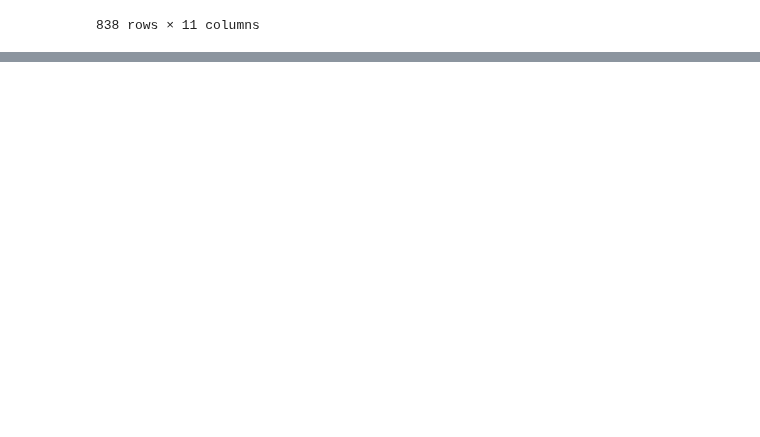
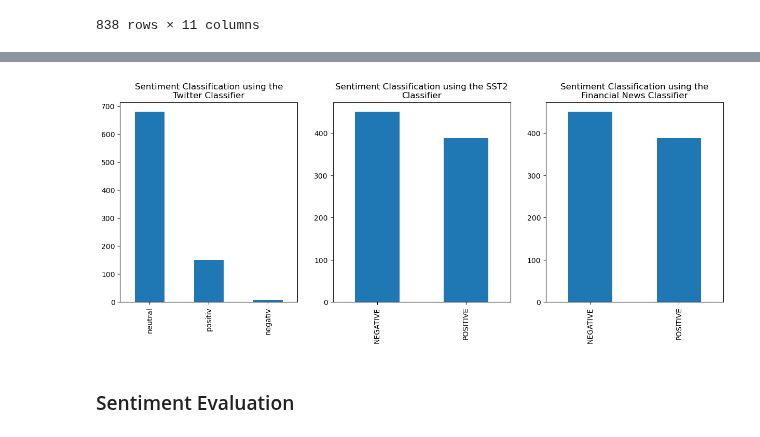
Before and after one commit to lkno0705/IndustrialApplicationsofAI, a Jupyter notebook: tertiary-sector/practical/Apple_leaks.ipynb, the cells around one changed output, grey strips where cells are left out. Cells and saved outputs as stored; diff of their text form; code cells hidden in the pictures; blank space fills up the shorter version.

Commit message:
Add Sentiment Classifications

```diff
--- a/tertiary-sector/practical/Apple_leaks.ipynb
+++ b/tertiary-sector/practical/Apple_leaks.ipynb
@@ -396,0 +456,17 @@ leaks_df
+# %%
+
+def sentiment_sst2():
+
+    tokenizer = AutoTokenizer.from_pretrained("distilbert-base-uncased-finetuned-sst-2-english")
+    model = AutoModelForSequenceClassification.from_pretrained("distilbert-base-uncased-finetuned-sst-2-english")
+
+    inputs = tokenizer(leaks_df.Leak.to_list(), return_tensors="pt", padding=True)
+    with torch.no_grad():
+        logits = model(**inputs).logits
+
+    predicted_class_id = logits.argmax(axis=1)
+    label_lookup = np.vectorize(lambda x: model.config.id2label[x])
+    return label_lookup(predicted_class_id)
+
+leaks_df["Sentiment SST2"] = sentiment_sst2()
+leaks_df
@@ -396,0 +487,15 @@ leaks_df
+# %%
+def sentiment_financial_news():
+    tokenizer = AutoTokenizer.from_pretrained("distilbert-base-uncased-finetuned-sst-2-english")
+    model = AutoModelForSequenceClassification.from_pretrained("distilbert-base-uncased-finetuned-sst-2-english")
+
+    inputs = tokenizer(leaks_df.Leak.to_list(), return_tensors="pt", padding=True)
+    with torch.no_grad():
+        logits = model(**inputs).logits
+
+    predicted_class_id = logits.argmax(axis=1)
+    label_lookup = np.vectorize(lambda x: model.config.id2label[x])
+    return label_lookup(predicted_class_id)
+
+leaks_df["Sentiment Financial News"] = sentiment_financial_news()
+leaks_df
@@ -396,0 +516,11 @@ leaks_df
+# %%
+fig, ax = plt.subplots(1,3, figsize=(15,5))
+
+leaks_df["Sentiment Twitter"].value_counts().plot.bar(ax=ax[0], title=textwrap.fill("Sentiment Classification using the Twitter Classifier", width=40))
+leaks_df["Sentiment SST2"].value_counts().plot.bar(ax=ax[1], title=textwrap.fill("Sentiment Classification using the SST2 Classifier", width=40))
+leaks_df["Sentiment Financial News"].value_counts().plot.bar(ax=ax[2], title=textwrap.fill("Sentiment Classification using the Financial News Classifier", width=40))
+plt.show()
+# %% [output]
+[figure, added]
+# %% [markdown]
+### Sentiment Evaluation
```
Also changed, not shown: parts of 10 cells of this notebook.
